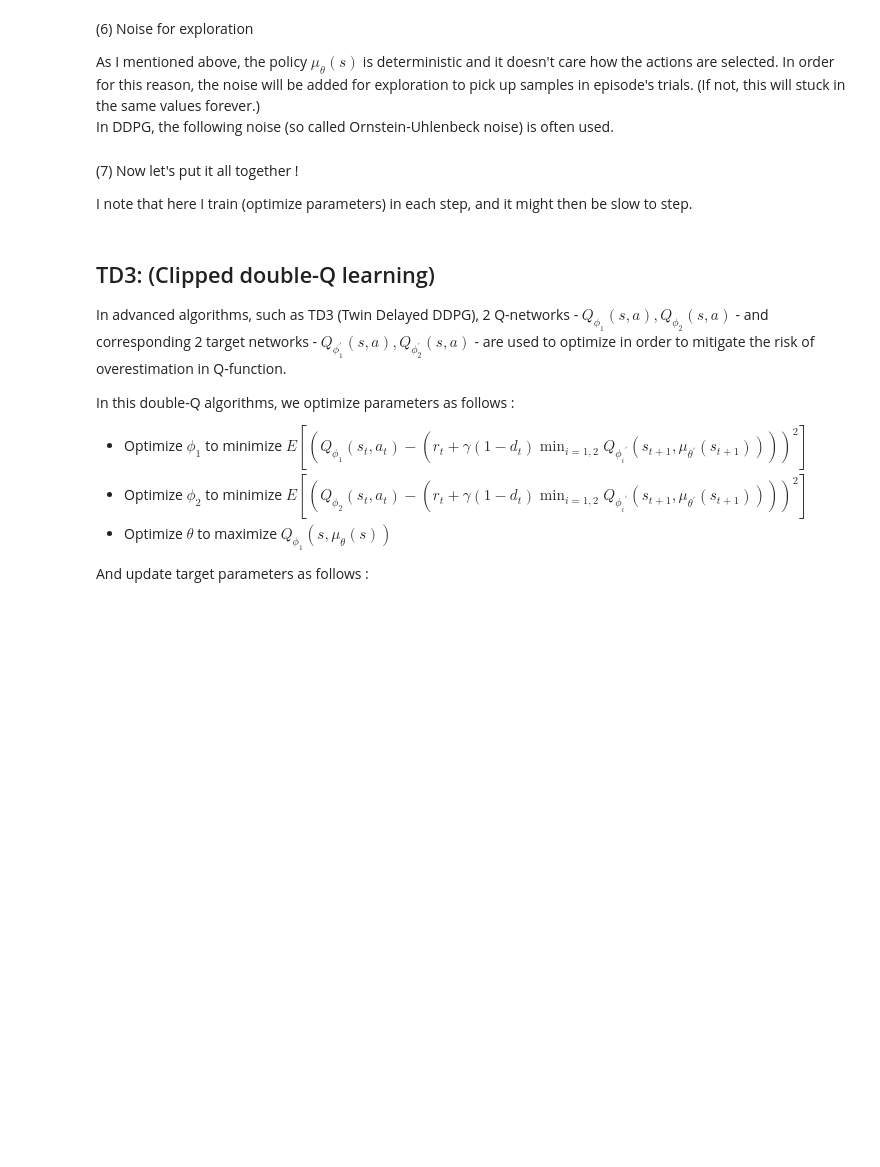
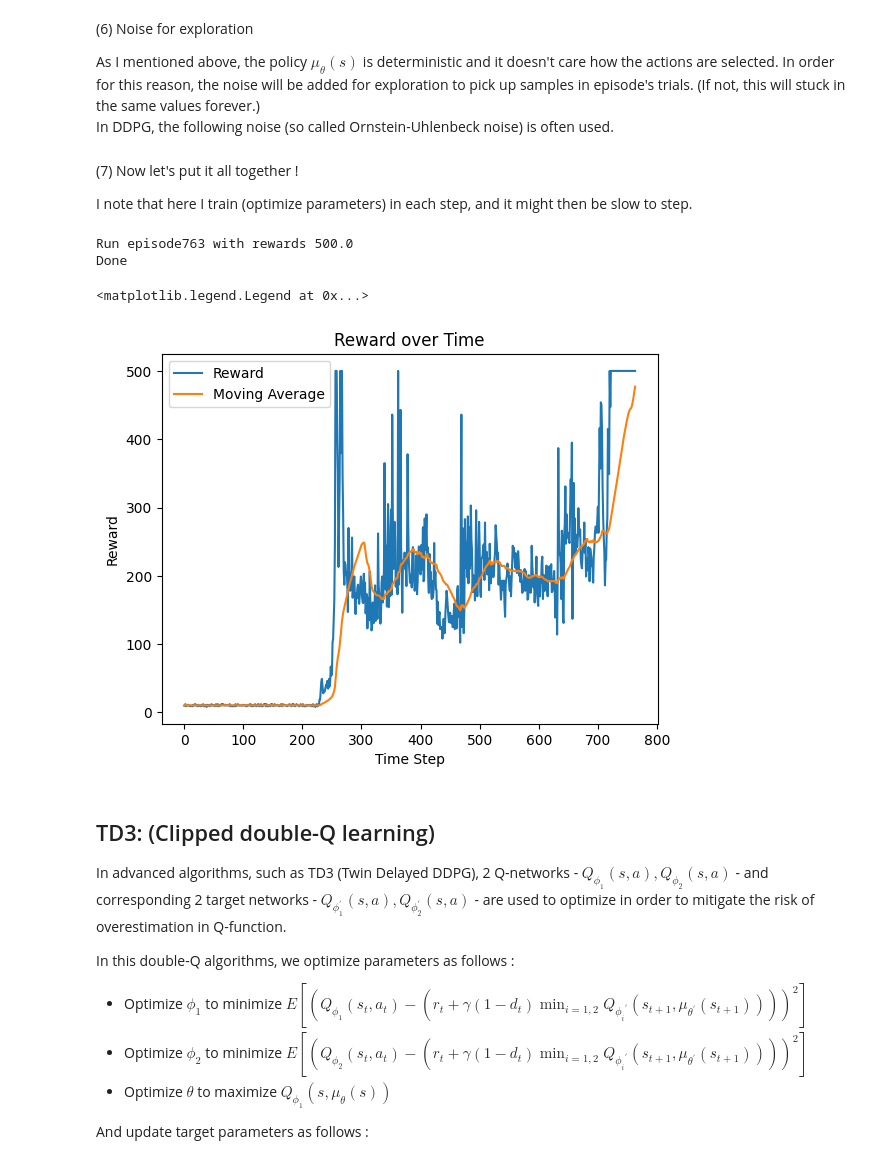
Before and after one commit to dbcometto/cs5180rl, a Jupyter notebook: homework/ex8_26spring.ipynb, the cells around one changed output. Drawn from its saved outputs; the diff is of its cells as text; code cells hidden in the pictures; blank space fills up the shorter version.

Commit message:
hw8 done

```diff
--- a/homework/ex8_26spring.ipynb
+++ b/homework/ex8_26spring.ipynb
@@ -205,6 +207,8 @@ As I have mentioned above, we optimize parameters as follows :
 gamma = 0.99
 opt_q = torch.optim.AdamW(q_origin_model.parameters(), lr=0.0005)
 opt_mu = torch.optim.AdamW(mu_origin_model.parameters(), lr=0.0005)
+
+critic_lossfn = torch.nn.MSELoss()
 
 def optimize(states, actions, rewards, next_states, dones):
     # Convert to tensor
@@ -219,11 +223,25 @@ def optimize(states, actions, rewards, next_states, dones):
 
     # Optimize critic loss
     # #TODO: CODES HERE
-    pass
+    with torch.no_grad(): # semi-gradient: detach target values
+        criticTarget = rewards + gamma*(1-dones)*q_target_model(next_states,mu_target_model(next_states))
+
+    criticPred = q_origin_model(states,actions) # calculate prediction and loss
+    lossCritic = critic_lossfn(criticPred,criticTarget)
+
+    opt_q.zero_grad()
+    lossCritic.backward()
+    opt_q.step()
+
 
     # Optimize actor loss
     # #TODO: CODES HERE
-    pass
+    actorQ = q_origin_model(states,mu_origin_model(states))
+    lossActor = -torch.mean(actorQ)
+
+    opt_mu.zero_grad()
+    lossActor.backward()
+    opt_mu.step()
 
 
     for p in q_origin_model.parameters():
@@ -315,9 +333,10 @@ def pick_sample(s):
 I note that here I train (optimize parameters) in each step, and it might then be slow to step.
 # %%
 batch_size = 250
+num_episodes = 2000 # 2000
 
 reward_records = []
-for i in range(2000):
+for i in tqdm.tqdm(range(num_episodes),desc="DDPG"):
     # Run episode till done
     s = env.reset()
     done = False
@@ -345,19 +364,30 @@ for i in range(2000):
         break
 
 print("\nDone")
+# %% [output]
+Run episode763 with rewards 500.0
+Done
 # %%
 import matplotlib.pyplot as plt
 # Generate recent 50 interval average
 average_reward = []
 for idx in range(len(reward_records)):
     avg_list = np.empty(shape=(1,), dtype=int)
     if idx < 50:
         avg_list = reward_records[:idx+1]
     else:
         avg_list = reward_records[idx-49:idx+1]
     average_reward.append(np.average(avg_list))
-plt.plot(reward_records)
-plt.plot(average_reward)
+plt.plot(reward_records,label="Reward")
+plt.plot(average_reward,label="Moving Average")
+
+plt.title("Reward over Time")
+plt.xlabel("Time Step")
+plt.ylabel("Reward")
+plt.legend()
+# %% [output]
+<matplotlib.legend.Legend at 0x...>
+[figure, added]
 # %% [markdown]
 ## TD3: (Clipped double-Q learning)
 
```
Also changed, not shown: parts of 10 cells of this notebook.
